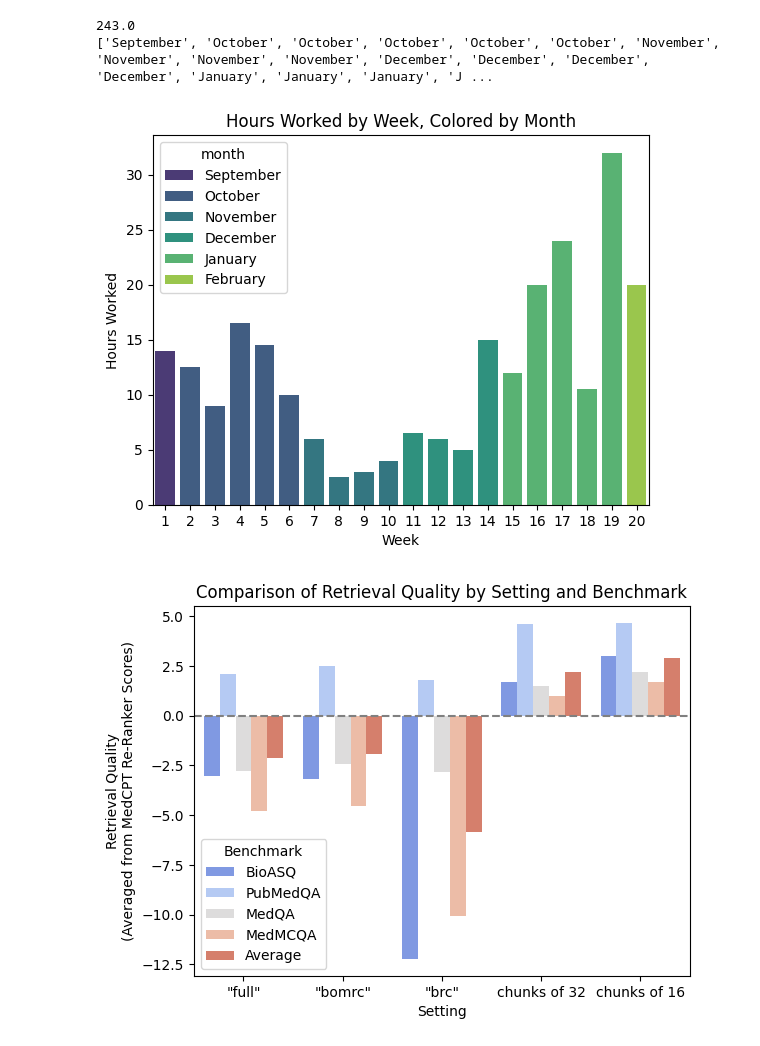
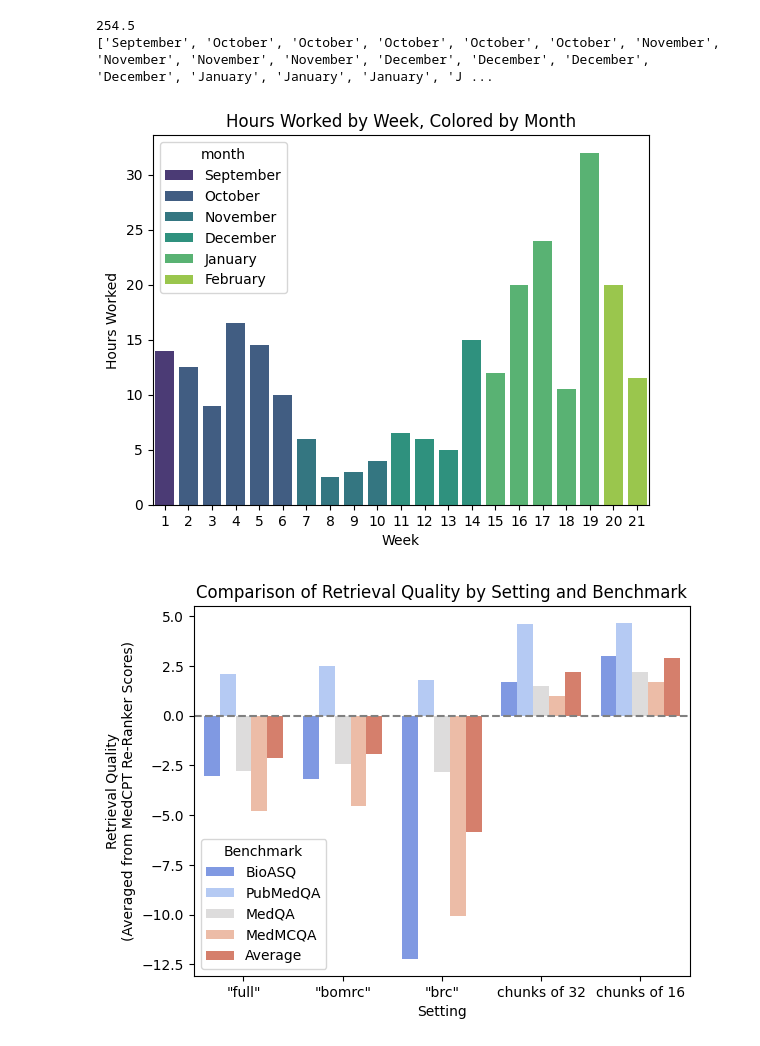
Before and after one commit to Neelectric/BioLlama, a Jupyter notebook: graphs&tables.ipynb, the cells around one changed output. Saved outputs shown, nothing was run; the diff lists cells and outputs as text; code cells hidden in the pictures.

Commit message:
Helping myself make graphs

```diff
--- a/graphs&tables.ipynb
+++ b/graphs&tables.ipynb
@@ -7,38 +7,38 @@ import numpy as np
 # %%
 # Graph 1: Neel's working hours
 # this plots my hours worked by month. was written by Bard!
 
-weeks = [1, 2, 3, 4, 5, 6, 7, 8, 9, 10, 11, 12, 13, 14, 15, 16, 17, 18, 19, 20]
-hours_worked = [14, 12.5, 9, 16.5, 14.5, 10, 6, 2.5, 3, 4, 6.5, 6, 5, 15, 12, 20, 24, 10.5, 32, 20]
+weeks = [1, 2, 3, 4, 5, 6, 7, 8, 9, 10, 11, 12, 13, 14, 15, 16, 17, 18, 19, 20, 21]
+hours_worked = [14, 12.5, 9, 16.5, 14.5, 10, 6, 2.5, 3, 4, 6.5, 6, 5, 15, 12, 20, 24, 10.5, 32, 20, 11.5]
 #months = [9, 9, 9, 9, 9, 9, 10, 10, 10, 10, 10, 10, 11, 11, 11, 11]
 print(np.sum(hours_worked))
 months = ["September"]
 for i in range(5):
     months.append("October")
 for i in range(4):
     months.append("November")
 for i in range(4):
     months.append("December")
 for i in range(5):
     months.append("January")
-for i in range(1):
+for i in range(2):
     months.append("February")
 print(months)
 # Create a dataframe from the data
 df = pd.DataFrame({"week": weeks, "hours_worked": hours_worked, "month": months})
 # Specify a logical color palette
 palette = color_palette("viridis", len(df["month"].unique()))
 # Create the bar chart
 sns.barplot(x="week", y="hours_worked", hue="month", data=df, palette=palette)
 plt.xlabel("Week")
 plt.ylabel("Hours Worked")
 plt.title("Hours Worked by Week, Colored by Month")
 # Show the chart
 plt.show()
 # %% [output]
-243.0
+254.5
 ['September', 'October', 'October', 'October', 'October', 'October', 'November', 'November', 'November', 'November', 'December', 'December', 'December', 'December', 'January', 'January', 'January', 'J ...
-[figure, old version]
+[figure, new version]
 # %%
 # Graph 2: Average retrieval quality on different retrieval settings (with all benchmarks)
 #this plots the average retrieval quality of full, bomrc, brc, input_segmentation_32, input_segmentation_16
```
Also changed, not shown: 3 other files.
